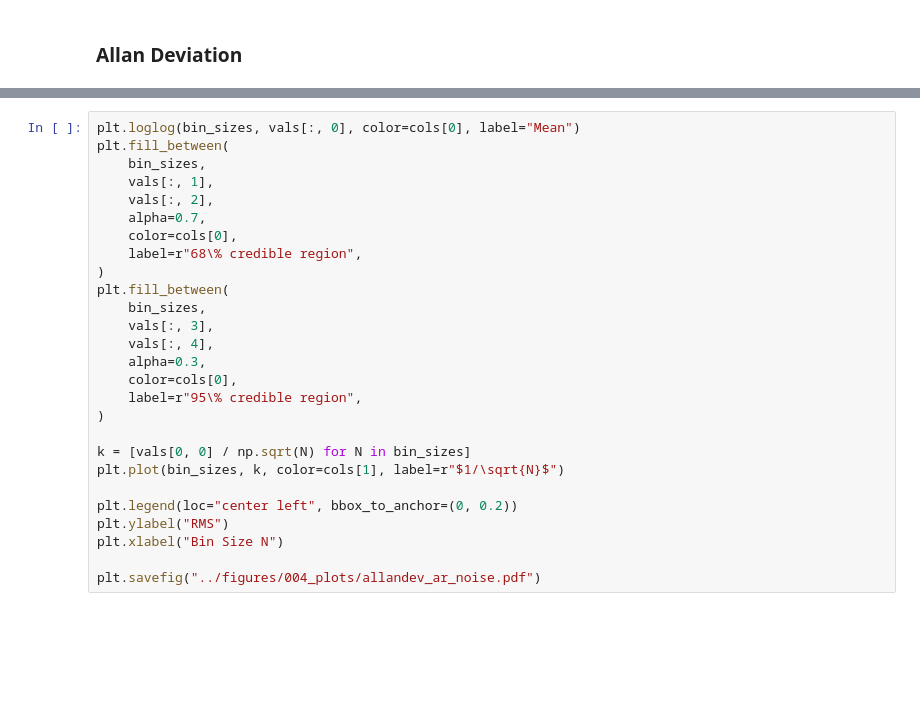
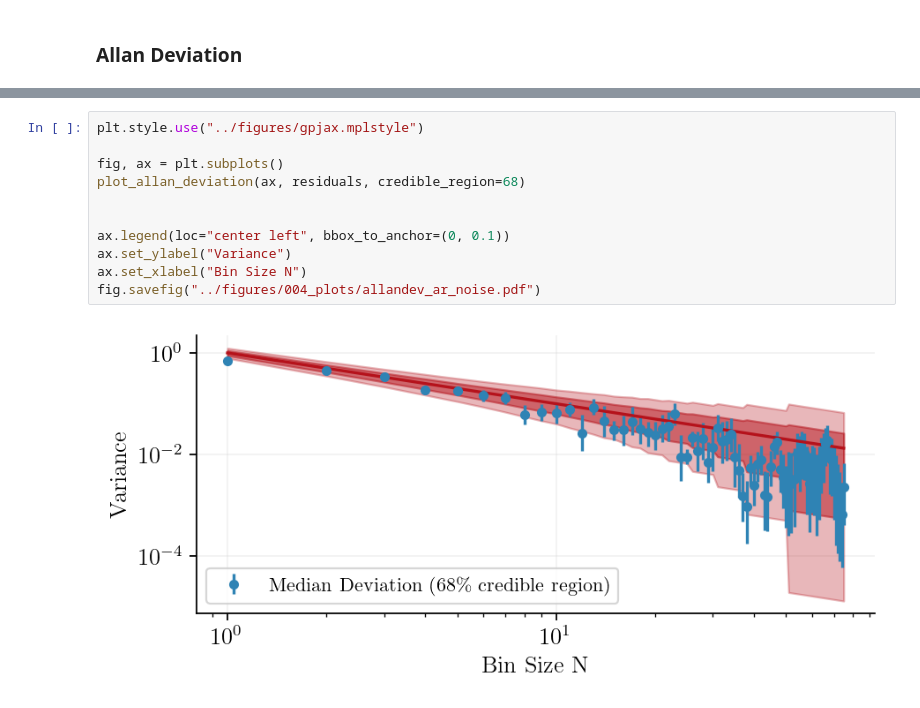
Before and after one commit to ChrisBoettner/gallifrey, a Jupyter notebook: notebooks/004_plots.ipynb, the cells around one changed output, grey strips where cells are left out. Cells and saved outputs as stored; diff of their text form; blank space fills up the shorter version.

```diff
--- a/notebooks/004_plots.ipynb
+++ b/notebooks/004_plots.ipynb
@@ -204,27 +197,13 @@ vals = np.array(std_percentiles)
-# %%
-plt.loglog(bin_sizes, vals[:, 0], color=cols[0], label="Mean")
-plt.fill_between(
-    bin_sizes,
-    vals[:, 1],
-    vals[:, 2],
-    alpha=0.7,
-    color=cols[0],
-    label=r"68\% credible region",
-)
-plt.fill_between(
-    bin_sizes,
-    vals[:, 3],
-    vals[:, 4],
-    alpha=0.3,
-    color=cols[0],
-    label=r"95\% credible region",
-)
-
-k = [vals[0, 0] / np.sqrt(N) for N in bin_sizes]
-plt.plot(bin_sizes, k, color=cols[1], label=r"$1/\sqrt{N}$")
-
-plt.legend(loc="center left", bbox_to_anchor=(0, 0.2))
-plt.ylabel("RMS")
-plt.xlabel("Bin Size N")
-
-plt.savefig("../figures/004_plots/allandev_ar_noise.pdf")
+# %%
+plt.style.use("../figures/gpjax.mplstyle")
+
+fig, ax = plt.subplots()
+plot_allan_deviation(ax, residuals, credible_region=68)
+
+
+ax.legend(loc="center left", bbox_to_anchor=(0, 0.1))
+ax.set_ylabel("Variance")
+ax.set_xlabel("Bin Size N")
+fig.savefig("../figures/004_plots/allandev_ar_noise.pdf")
+# %% [output]
+[figure, added]
```
Also changed, not shown: parts of 9 cells of this notebook, 14 other files.
